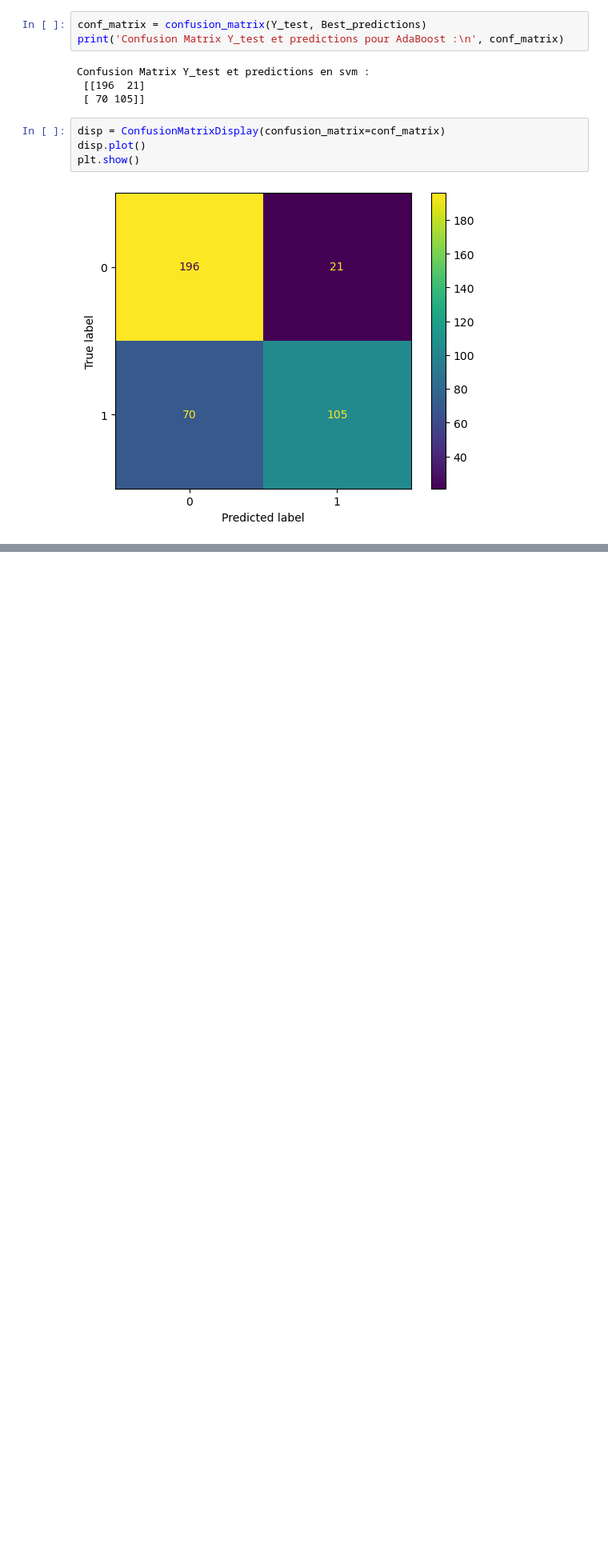
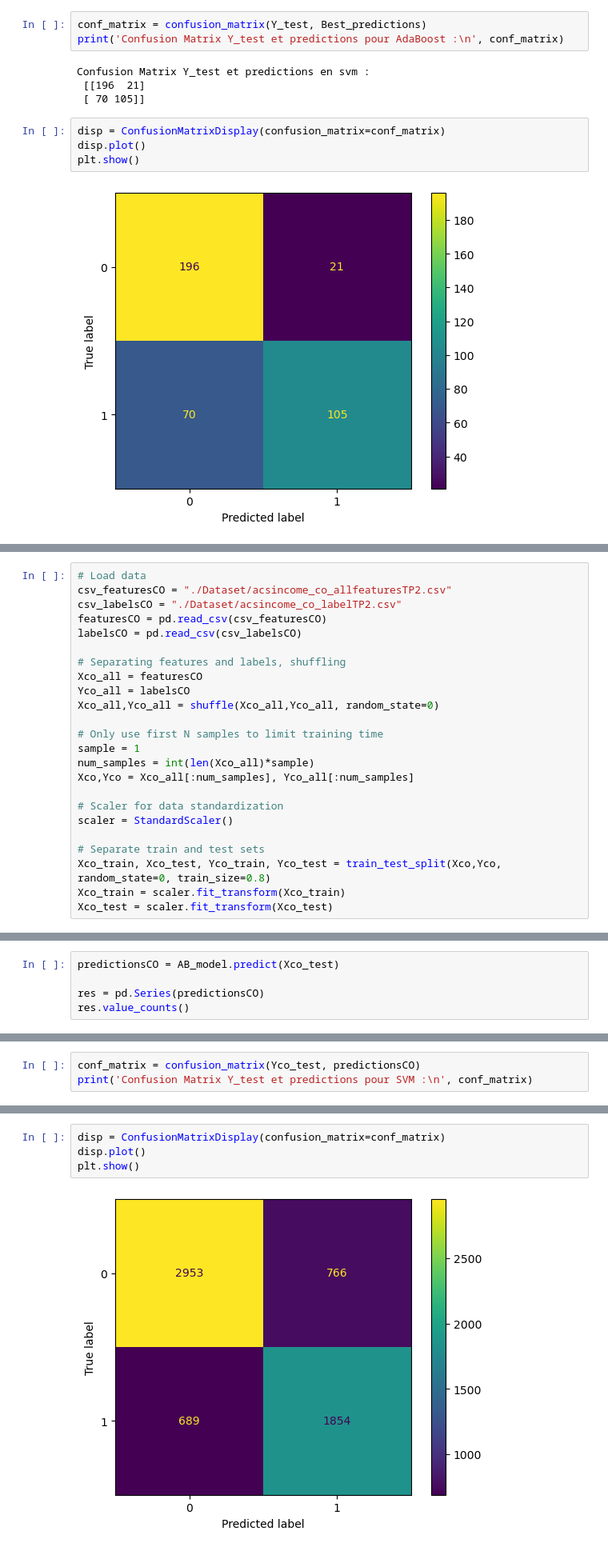
Before and after one commit to thomasclgnt/AS, a Jupyter notebook: AdaBoost.ipynb, the cells around one changed output, grey strips where cells are left out. Shown: that part at 80% size. Drawn from its saved outputs; the diff is of its cells as text; blank space fills up the shorter version.

```diff
--- a/AdaBoost.ipynb
+++ b/AdaBoost.ipynb
@@ -276,0 +367,24 @@ plt.show()
+# %%
+# Load data
+csv_featuresCO = "./Dataset/acsincome_co_allfeaturesTP2.csv"
+csv_labelsCO = "./Dataset/acsincome_co_labelTP2.csv"
+featuresCO = pd.read_csv(csv_featuresCO)
+labelsCO = pd.read_csv(csv_labelsCO)
+
+# Separating features and labels, shuffling
+Xco_all = featuresCO
+Yco_all = labelsCO
+Xco_all,Yco_all = shuffle(Xco_all,Yco_all, random_state=0)
+
+# Only use first N samples to limit training time
+sample = 1
+num_samples = int(len(Xco_all)*sample)
+Xco,Yco = Xco_all[:num_samples], Yco_all[:num_samples]
+
+# Scaler for data standardization
+scaler = StandardScaler()
+
+# Separate train and test sets
+Xco_train, Xco_test, Yco_train, Yco_test = train_test_split(Xco,Yco, random_state=0, train_size=0.8)
+Xco_train = scaler.fit_transform(Xco_train)
+Xco_test = scaler.fit_transform(Xco_test)
@@ -276,0 +407,5 @@ plt.show()
+# %%
+predictionsCO = AB_model.predict(Xco_test)
+
+res = pd.Series(predictionsCO)
+res.value_counts()
@@ -276,0 +438,3 @@ plt.show()
+# %%
+conf_matrix = confusion_matrix(Yco_test, predictionsCO)
+print('Confusion Matrix Y_test et predictions pour SVM :\n', conf_matrix)
@@ -276,0 +445,6 @@ plt.show()
+# %%
+disp = ConfusionMatrixDisplay(confusion_matrix=conf_matrix)
+disp.plot()
+plt.show()
+# %% [output]
+[figure, added]
```
Also changed, not shown: parts of 26 cells of this notebook, 11 other files.
